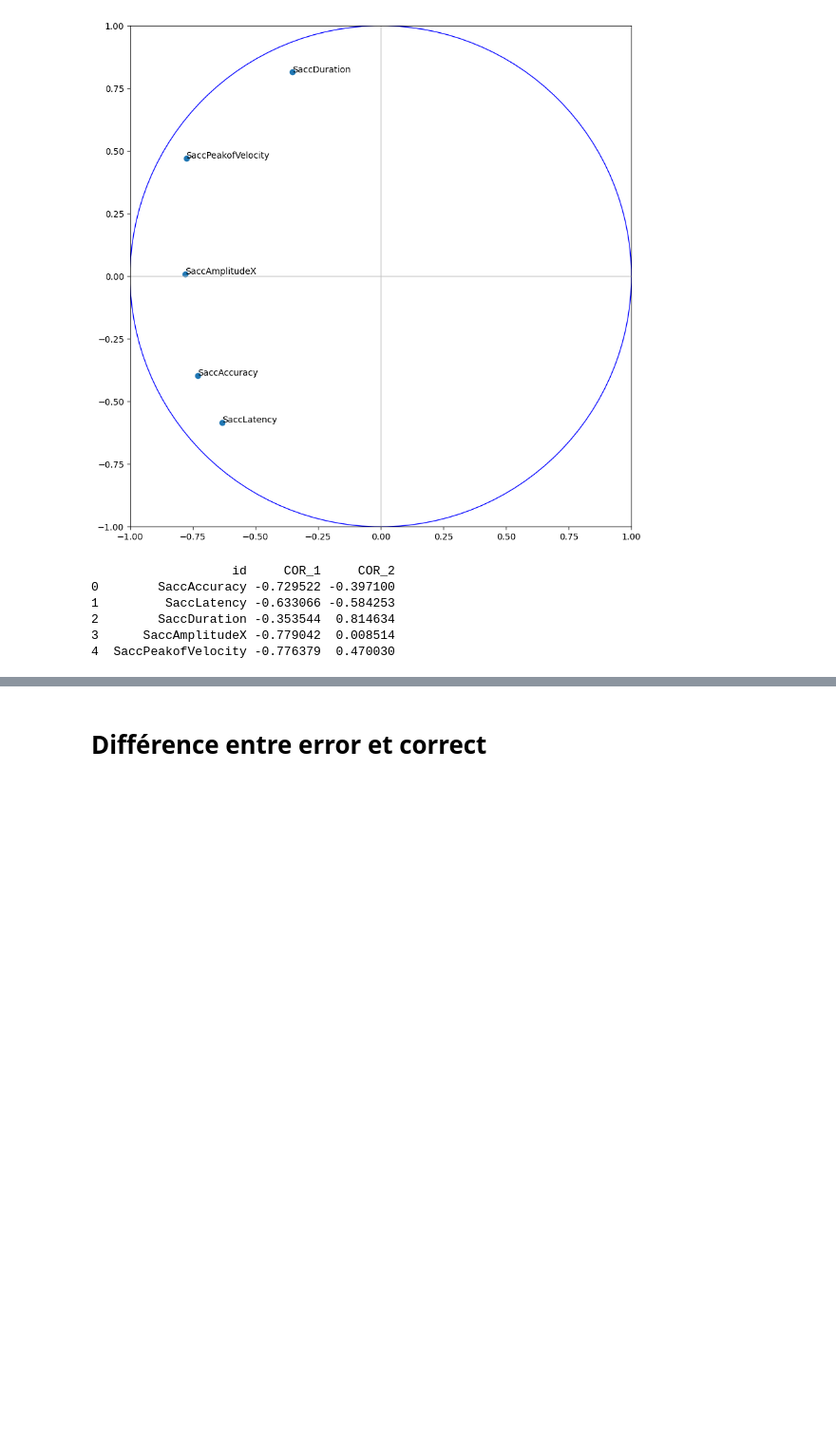
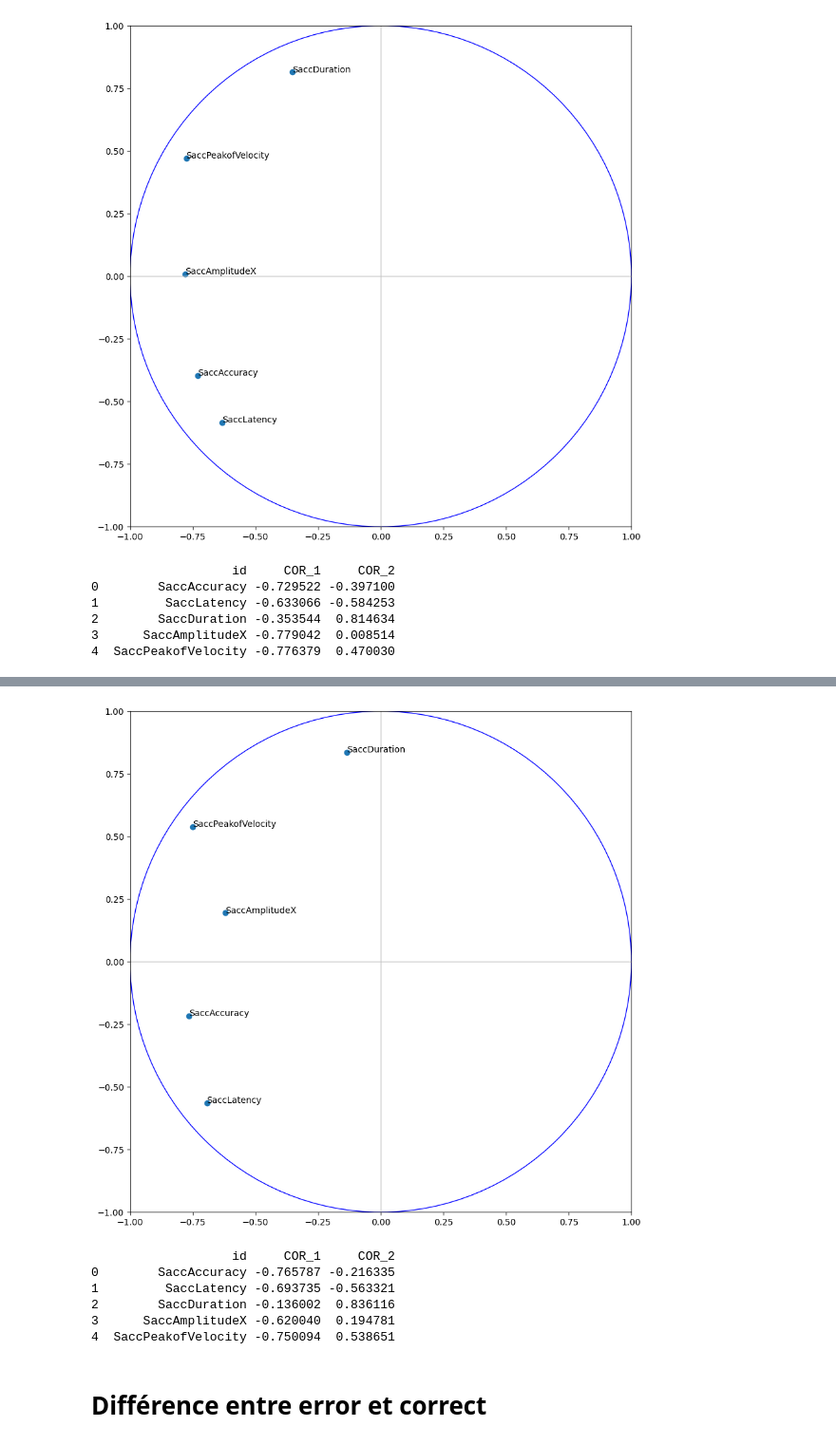
Before and after one commit to YalpLeYak/Mini_projet, a Jupyter notebook: COSNAY_DAMAGGIO_ProjetTSD.ipynb, the cells around one changed output, grey strips where cells are left out. Shown at 95% size. Cells and saved outputs as stored; diff of their text form; code cells hidden in the pictures; blank space fills up the shorter version.

```diff
--- a/COSNAY_DAMAGGIO_ProjetTSD.ipynb
+++ b/COSNAY_DAMAGGIO_ProjetTSD.ipynb
@@ -231,3 +275,47 @@ print(pd.DataFrame(
+# %%
+# On va ici calculer la corrélation entre les facteurs et les variables de départ
+XArray = pd.DataFrame.to_numpy(Xcr3)
+
+corvar = np.zeros((p, 2))
+for k in range(2):
+    for j in range(p):
+        corvar[j, k] = np.corrcoef(coord[:, k], XArray[:, j])[0, 1]
+
+# Cercle des corrélations
+fig, axes = plt.subplots(figsize=(8, 8))
+axes.set_xlim(-1, 1)
+axes.set_ylim(-1, 1)
+plt.scatter(corvar[:, 0], corvar[:, 1])
+
+# affichage des étiquettes (noms des variables)
+for j in range(p):
+    plt.annotate(Xcr3.columns[j], (corvar[j, 0], corvar[j, 1]))
+
+# On ajoute les axes
+plt.plot([-1, 1], [0, 0], color='silver', linestyle='-', linewidth=1)
+plt.plot([0, 0], [-1, 1], color='silver', linestyle='-', linewidth=1)
+# On ajoute un cercle
+cercle = plt.Circle((0, 0), 1, color='blue', fill=False)
+axes.add_artist(cercle)
+plt.subplots_adjust(left=0,
+					bottom=0,
+					right=1,
+					top=1,
+					wspace=0.4,
+					hspace=0.4)
+plt.show()
+# %% [output]
+[figure, added]
+# %%
+print(pd.DataFrame(
+    {'id': Xcr.columns, 'COR_1': corvar[:, 0], 'COR_2': corvar[:, 1]}))
+# %% [output]
+                   id     COR_1     COR_2
+0        SaccAccuracy -0.765787 -0.216335
+1         SaccLatency -0.693735 -0.563321
+2        SaccDuration -0.136002  0.836116
+3      SaccAmplitudeX -0.620040  0.194781
+4  SaccPeakofVelocity -0.750094  0.538651
 # %% [markdown]
 # Différence entre error et correct
 # %%
```
Also changed, not shown: parts of 5 cells of this notebook.
